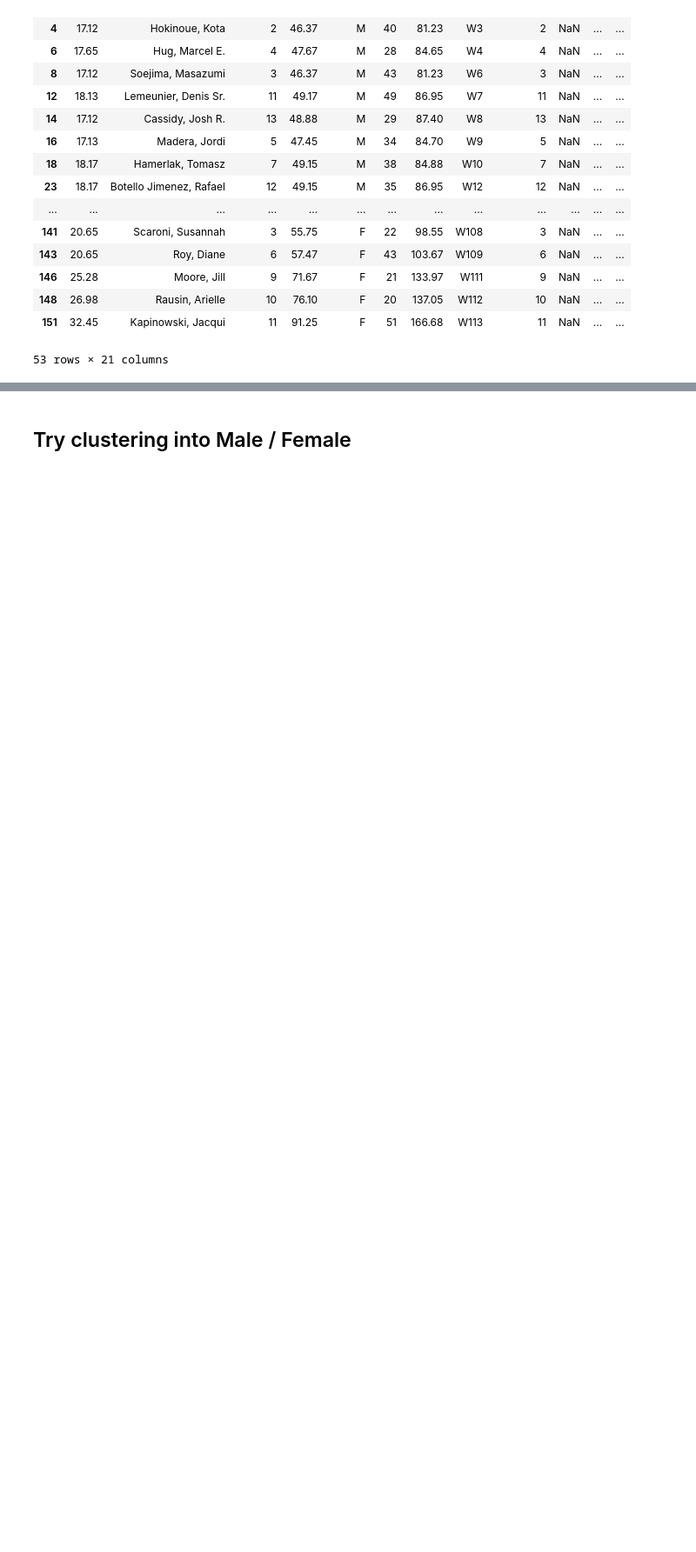
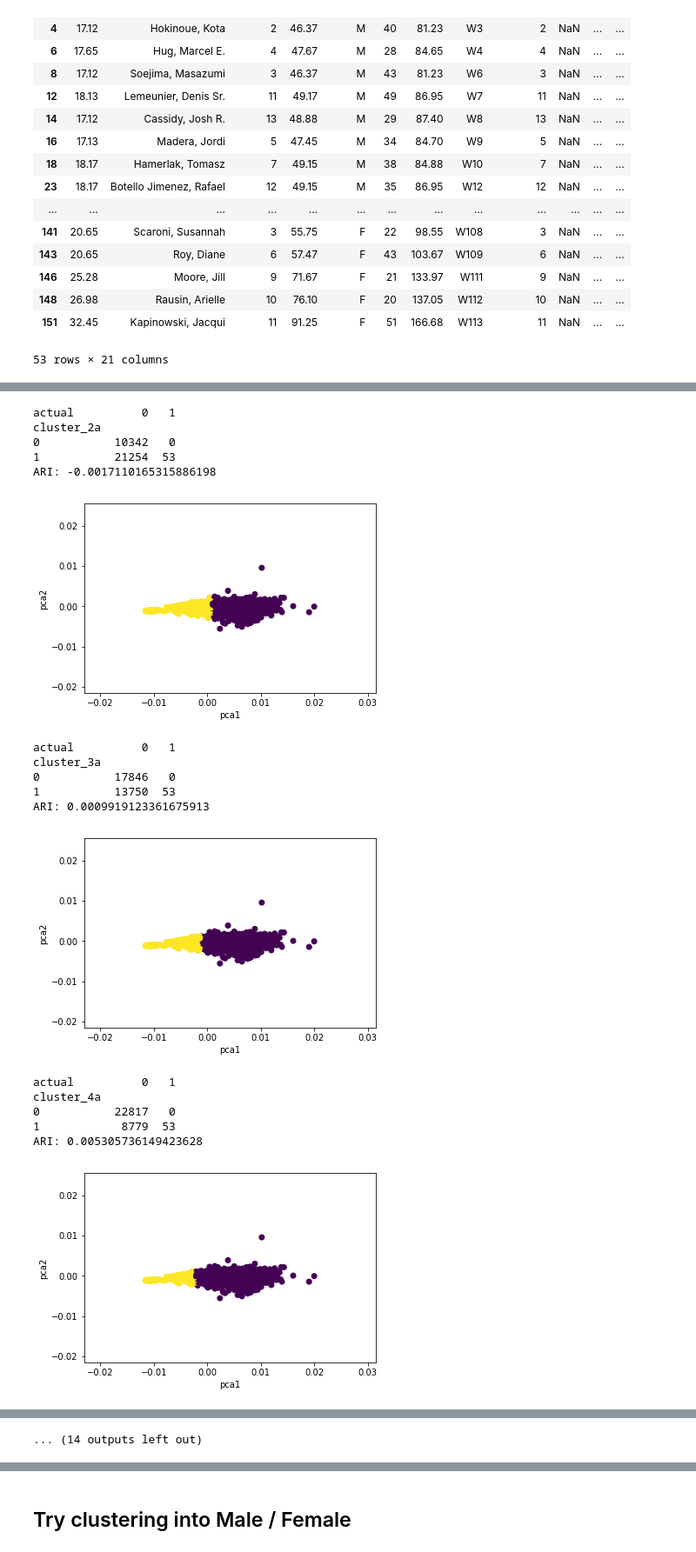
Before and after one commit to SmellsLikeCake/clustering-experiments, a Jupyter notebook: Boston-Marathon-Clustering.ipynb, the cells around one changed output, grey strips where cells are left out. Shown at 87% size. Drawn from its saved outputs; the diff is of its cells as text; code cells hidden in the pictures; blank space fills up the shorter version.

Commit message:
Tried kmeans, meanshift, spec and aff

```diff
--- a/Boston-Marathon-Clustering.ipynb
+++ b/Boston-Marathon-Clustering.ipynb
@@ -137,3 +171,0 @@ plt.show()
-# %%
-bib_model = KMeans(n_clusters=2, random_state=45).fit(times_norm)
-bib_pred = bib_model.predict(times_norm)
@@ -162,12 +173,9 @@ silhouette_score(times_norm, bib_model.labels_, metric='euclidean')
 results = pd.DataFrame()
 results['actual'] = bib
 
-for n_clust in range(2, 10):
+for n_clust in range(2, 15):
     bib_model = KMeans(n_clusters=n_clust, random_state=55).fit(times_norm)
     bib_pred = bib_model.predict(times_norm)
     results['cluster_' + str(n_clust)] = bib_pred
-    print(pd.crosstab(results['cluster_{}'.format(n_clust)], results['actual']))
-    print('ARI:', adjusted_rand_score(results['cluster_{}'.format(n_clust)], results['actual']), '\n')
-    plt.scatter(times_pca[:, 0], times_pca[:, 1], c=results['cluster_{}'.format(n_clust)])
-    plt.show()
+    print(pd.crosstab(results['cluster_{}'.format(n_clust)], results['actual']), '\n')
 # %% [output]
@@ -232,0 +199,43 @@ ARI: -0.00014765768403562758
+# %%
+## Manually pick out the best clusters to group into 0 or 1
+
+results['cluster_2a'] = np.where(results['cluster_2'] == 0, 1, 0)
+results['cluster_3a'] = np.where(results['cluster_3'] == 0, 1, 0)
+results['cluster_4a'] = np.where(results['cluster_4'] == 0, 1, 0)
+results['cluster_5a'] = np.where(results['cluster_5'] == 0, 1, 0)
+results['cluster_6a'] = np.where(results['cluster_6'] == 2, 1, 0)
+results['cluster_7a'] = np.where(results['cluster_7'] == 5, 1, 0)
+results['cluster_8a'] = np.where(results['cluster_8'] == 4, 1, 0)
+results['cluster_9a'] = np.where(results['cluster_9'] == 5, 1, 0)
+results['cluster_10a'] = np.where(results['cluster_10'] == 8, 1, 0)
+results['cluster_11a'] = np.where(results['cluster_11'] == 9, 1, 0)
+results['cluster_12a'] = np.where(results['cluster_12'] == 7, 1, 0)
+results['cluster_13a'] = np.where(results['cluster_13'] == 11, 1, 0)
+results['cluster_14a'] = np.where(results['cluster_14'] == 13, 1, 0)
+# %%
+for clust in range(2, 15):
+    print(pd.crosstab(results['cluster_{}a'.format(clust)], results['actual']))
+    print('ARI:', adjusted_rand_score(results['cluster_{}a'.format(clust)], results['actual']), '\n')
+    plt.scatter(times_pca[:, 0], times_pca[:, 1], c=results['cluster_{}a'.format(clust)])
+    plt.xlabel('pca1')
+    plt.ylabel('pca2')
+    plt.show()
+# %% [output]
+actual          0   1
+cluster_2a
+0           10342   0
+1           21254  53
+ARI: -0.0017110165315886198
+[figure, added]
+actual          0   1
+cluster_3a
+0           17846   0
+1           13750  53
+ARI: 0.0009919123361675913
+[figure, added]
+actual          0   1
+cluster_4a
+0           22817   0
+1            8779  53
+ARI: 0.005305736149423628
+[figure, added]
@@ -232,0 +260 @@ ARI: -0.00014765768403562758
+... (14 outputs left out)
```
Also changed, not shown: parts of 41 cells of this notebook.
